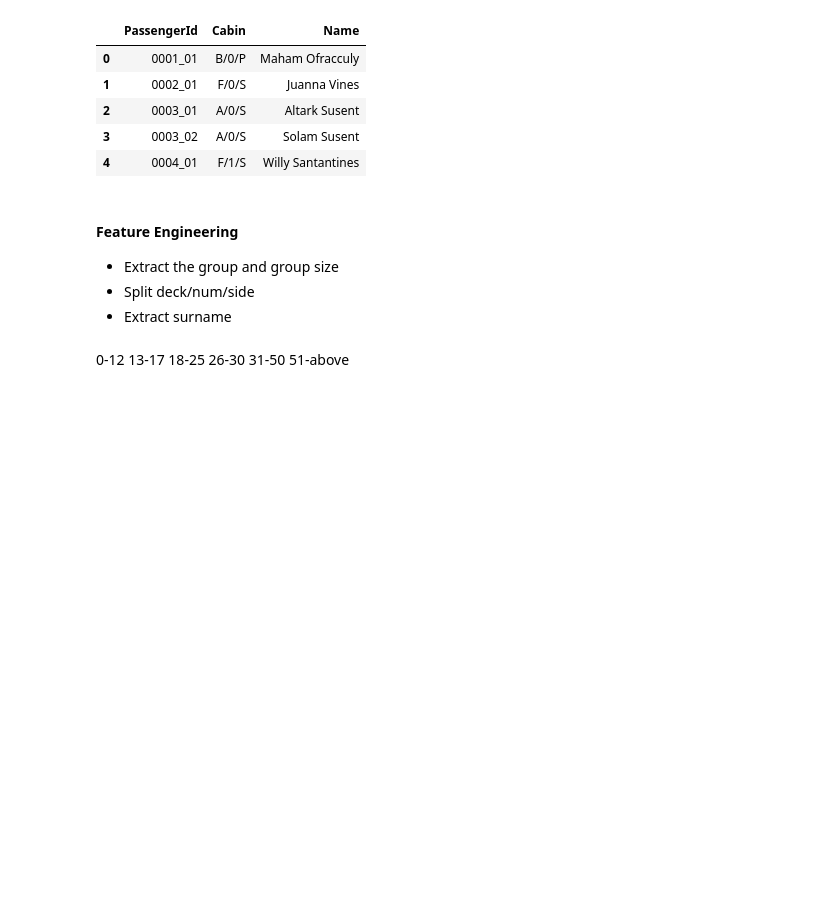
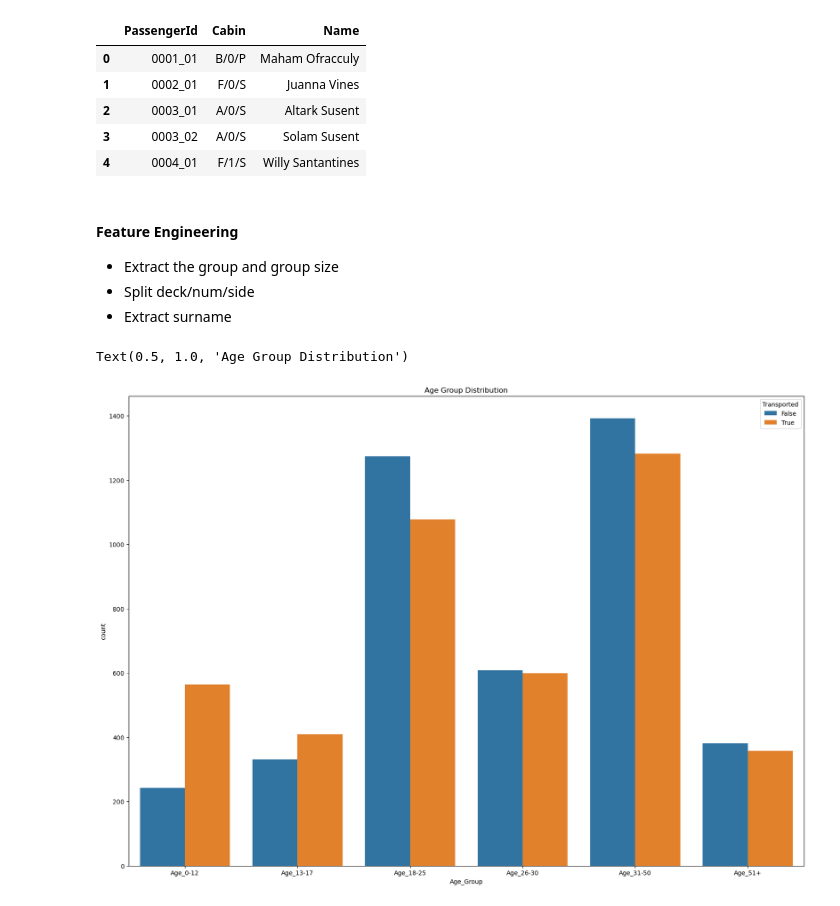
Before and after one commit to manishbhatia7/kaggle, a Jupyter notebook: input/spaceship-titanic/notebook.ipynb, the cells around one changed output. Cells and saved outputs as stored; diff of their text form; code cells hidden in the pictures; blank space fills up the shorter version.

```diff
--- a/input/spaceship-titanic/notebook.ipynb
+++ b/input/spaceship-titanic/notebook.ipynb
@@ -200,13 +200,6 @@ train[qual_features].head()
   * Extract the group and group size
   * Split deck/num/side
   * Extract surname
-# %% [markdown]
-0-12
-13-17
-18-25
-26-30
-31-50
-51-above
 # %%
 train['Age_Group']=np.nan
 train.loc[train['Age']<=12,'Age_Group']='Age_0-12'
@@ -223,3 +216,10 @@ test.loc[(test['Age']>=18) & (test['Age']<=25),'Age_Group']='Age_18-25'
 test.loc[(test['Age']>25) & (test['Age']<=30),'Age_Group']='Age_26-30'
 test.loc[(test['Age']>30) & (test['Age']<=50),'Age_Group']='Age_31-50'
 test.loc[train['Age']>50,'Age_Group']='Age_51+'
+# %%
+plt.figure(figsize=(20,14))
+g=sns.countplot(x='Age_Group',hue='Transported',data=train,order=['Age_0-12','Age_13-17','Age_18-25','Age_26-30','Age_31-50','Age_51+'])
+plt.title('Age Group Distribution')
+# %% [output]
+Text(0.5, 1.0, 'Age Group Distribution')
+[figure, added]
```
Also changed, not shown: parts of 7 cells of this notebook, 1 other file.
